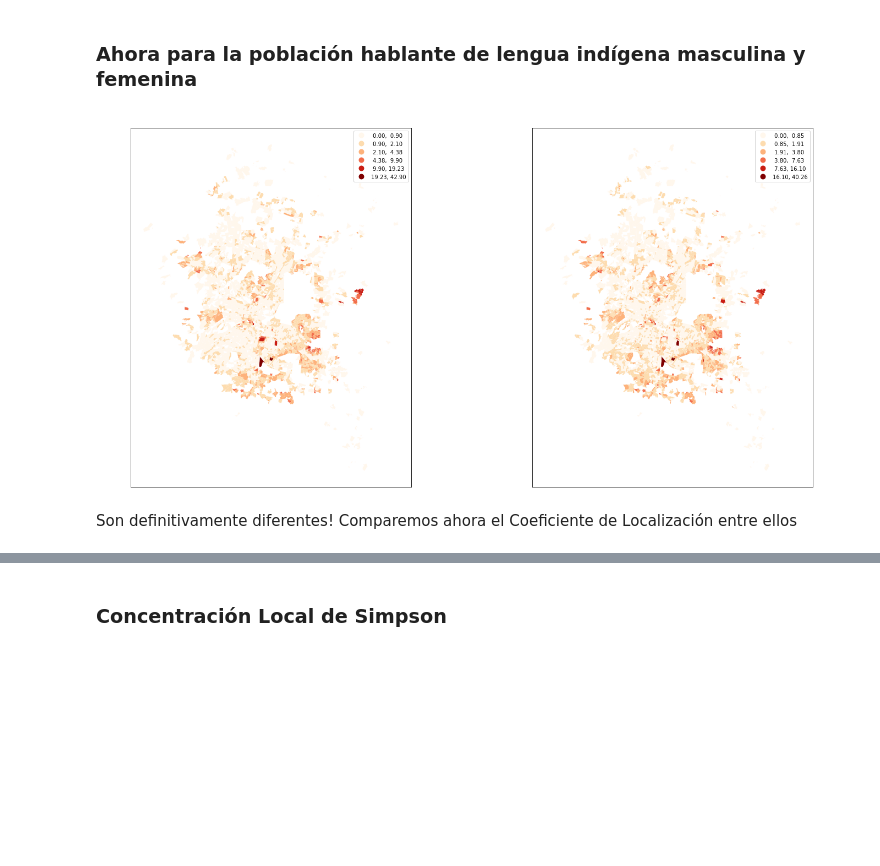
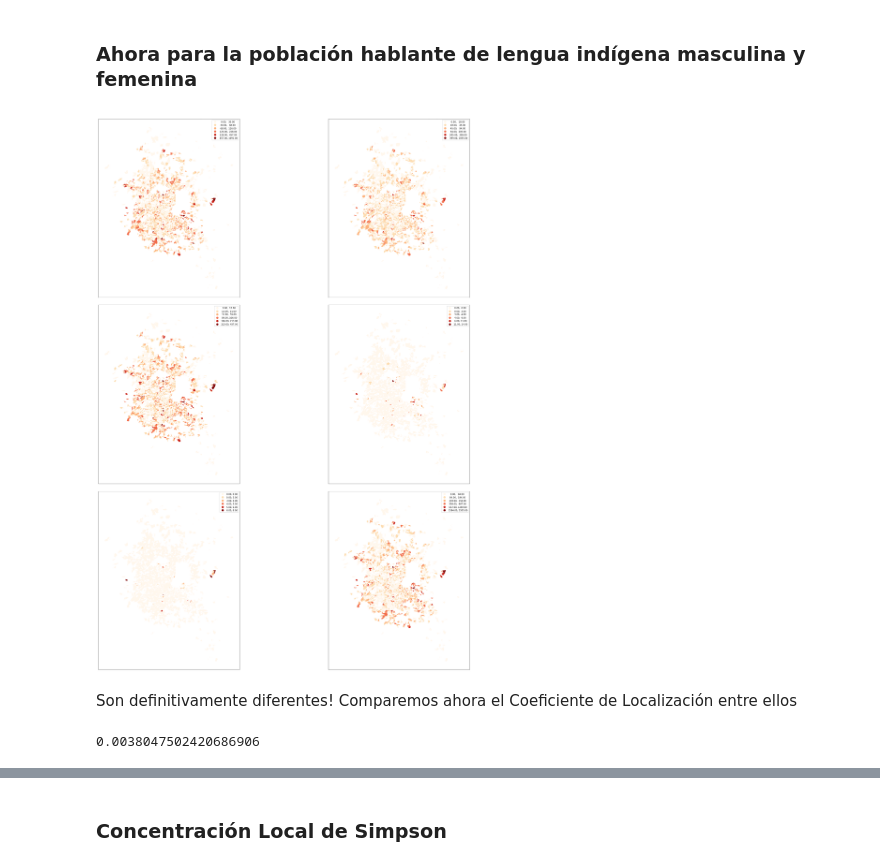
Before and after one commit to CentroGeo/temas-selectos-geoinformatica, a Jupyter notebook: segregacion/Explorando_poblacion_indigena.ipynb, the cells around one changed output, grey strips where cells are left out. Drawn from its saved outputs; the diff is of its cells as text; code cells hidden in the pictures; blank space fills up the shorter version.

Commit message:
Más variables e indices.

```diff
--- a/segregacion/Explorando_poblacion_indigena.ipynb
+++ b/segregacion/Explorando_poblacion_indigena.ipynb
@@ -50,7 +50,7 @@ def dame_agebs_variables(variables):
     return agebs_zmvm
 # %%
 pd.reset_option("max_colwidth")
-agebs_zmvm = dame_agebs_variables(['POBTOT', 'P3YM_HLI', 'P3YM_HLI_F', 'P3YM_HLI_M', 'PHOG_IND'])
+agebs_zmvm = dame_agebs_variables(['POBTOT', 'P3YM_HLI', 'P3YM_HLI_F', 'P3YM_HLI_M', 'P3HLINHE_F', 'P3HLINHE_M', 'PHOG_IND'])
 agebs_zmvm
 # %% [output]
 |  | CVEGEO | CVE_ENT | CVE_MUN | CVE_LOC | CVE_AGEB | geometry | index_right | id | POBTOT | P3YM_HLI | ... |
@@ -72,10 +72,8 @@ agebs_zmvm
 ### Disimilaridad
 # %%
 from segregation.singlegroup import Dissim
-dissim_total = Dissim(agebs_zmvm, group_pop_var='P3YM_HLI', total_pop_var='POBTOT')
-dissim_masculino = Dissim(agebs_zmvm, group_pop_var='P3YM_HLI_M', total_pop_var='POBTOT')
-dissim_femenino = Dissim(agebs_zmvm, group_pop_var='P3YM_HLI_F', total_pop_var='POBTOT')
-print(f'Disimilaridad para el total de hablantes de lengua indígena: {dissim_total.statistic}')
-print(f'Disimilaridad para hablantes de lengua indígena masculinos: {dissim_masculino.statistic}')
-print(f'Disimilaridad para hablantes de lengua indígena femeninas: {dissim_femenino.statistic}')
+variables_estudio = ['P3YM_HLI', 'P3YM_HLI_F', 'P3YM_HLI_M', 'P3HLINHE_F', 'P3HLINHE_M', 'PHOG_IND']
+for variable in variables_estudio:
+    dissim = Dissim(agebs_zmvm, group_pop_var=variable, total_pop_var='POBTOT')
+    print(f'Disimilaridad para {variable}: {dissim.statistic}')
 # %% [output]
@@ -144,35 +154,31 @@ ax2.set_facecolor('white')
 # %% [markdown]
 ### Ahora para la población hablante de lengua indígena masculina y femenina
 # %%
-lq_m = MultiLocationQuotient(agebs_zmvm, ['POBTOT', 'P3YM_HLI_M'])
-agebs_zmvm['LQ_P3YM_HLI_M' ] = lq_m.statistics[:,1]
-lq_f = MultiLocationQuotient(agebs_zmvm, ['POBTOT', 'P3YM_HLI_F'])
-agebs_zmvm['LQ_P3YM_HLI_F' ] = lq_f.statistics[:,1]
-fig, (ax1, ax2) = plt.subplots(1,2, figsize=(24,12))
-ax1 = agebs_zmvm.plot(column = 'LQ_P3YM_HLI_M',
-                     cmap = 'OrRd',
-                     legend = True,
-                      scheme='fisherjenks',
-                      k=6,
-                     ax=ax1)
-ax1.set_title('Cociente de Localización de hablantes de lengua indígena Masculina', fontsize = 18, color='white')
-ax1.set_xticks([])
-ax1.set_yticks([])
-ax1.set_facecolor('white')
+variables_estudio = ['P3YM_HLI', 'P3YM_HLI_F', 'P3YM_HLI_M', 'P3HLINHE_F', 'P3HLINHE_M', 'PHOG_IND']
+for variable in variables_estudio:
+    lq_m = MultiLocationQuotient(agebs_zmvm, ['POBTOT', variable])
+    agebs_zmvm['LQ_' + variable] = lq_m.statistics[:,1]
 
-ax2 = agebs_zmvm.plot(column='LQ_P3YM_HLI_F',
-                      cmap = 'OrRd',
-                      legend = True,
-                      scheme='fisherjenks',
-                      k=6,
-                      ax=ax2
-                     )
-ax2.set_title('Cociente de Localización de hablantes de lengua indígena Femeninia', fontsize = 18, color='white')
-ax2.set_xticks([])
-ax2.set_yticks([])
-ax2.set_facecolor('white')
+fig, axes = plt.subplots(3,2, figsize=(36,36))
+axes = axes.ravel()
+for i, ax in enumerate(axes):
+    ax = agebs_zmvm.plot(column = variables_estudio[i],
+                         cmap = 'OrRd',
+                         legend = True,
+                         scheme='fisherjenks',
+                         k=6,
+                         ax=ax)
+    ax.set_title(f'Cociente de Localización para {variables_estudio[i]}', fontsize = 18, color='white')
+    ax.set_xticks([])
+    ax.set_yticks([])
+    ax.set_facecolor('white')
+plt.tight_layout()
 # %% [output]
-[figure, old version]
+[figure, new version]
 # %% [markdown]
 Son definitivamente diferentes! Comparemos ahora el Coeficiente de Localización entre ellos
+# %%
+agebs_zmvm['P3HLINHE_F'].sum() / agebs_zmvm['P3YM_HLI_F'].sum()
+# %% [output]
+0.0038047502420686906
 # %%
```
Also changed, not shown: parts of 8 cells of this notebook, 1 other file.
